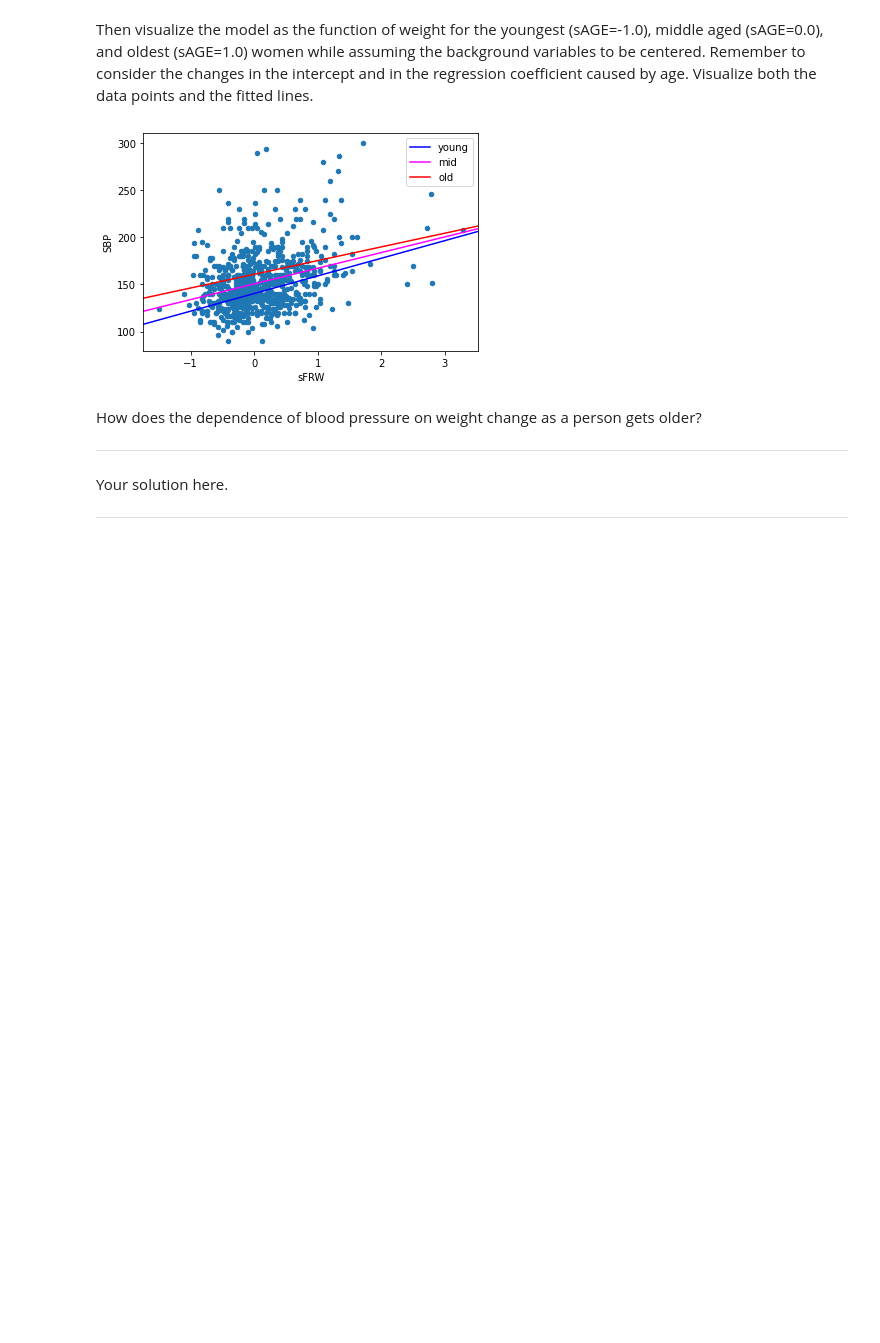
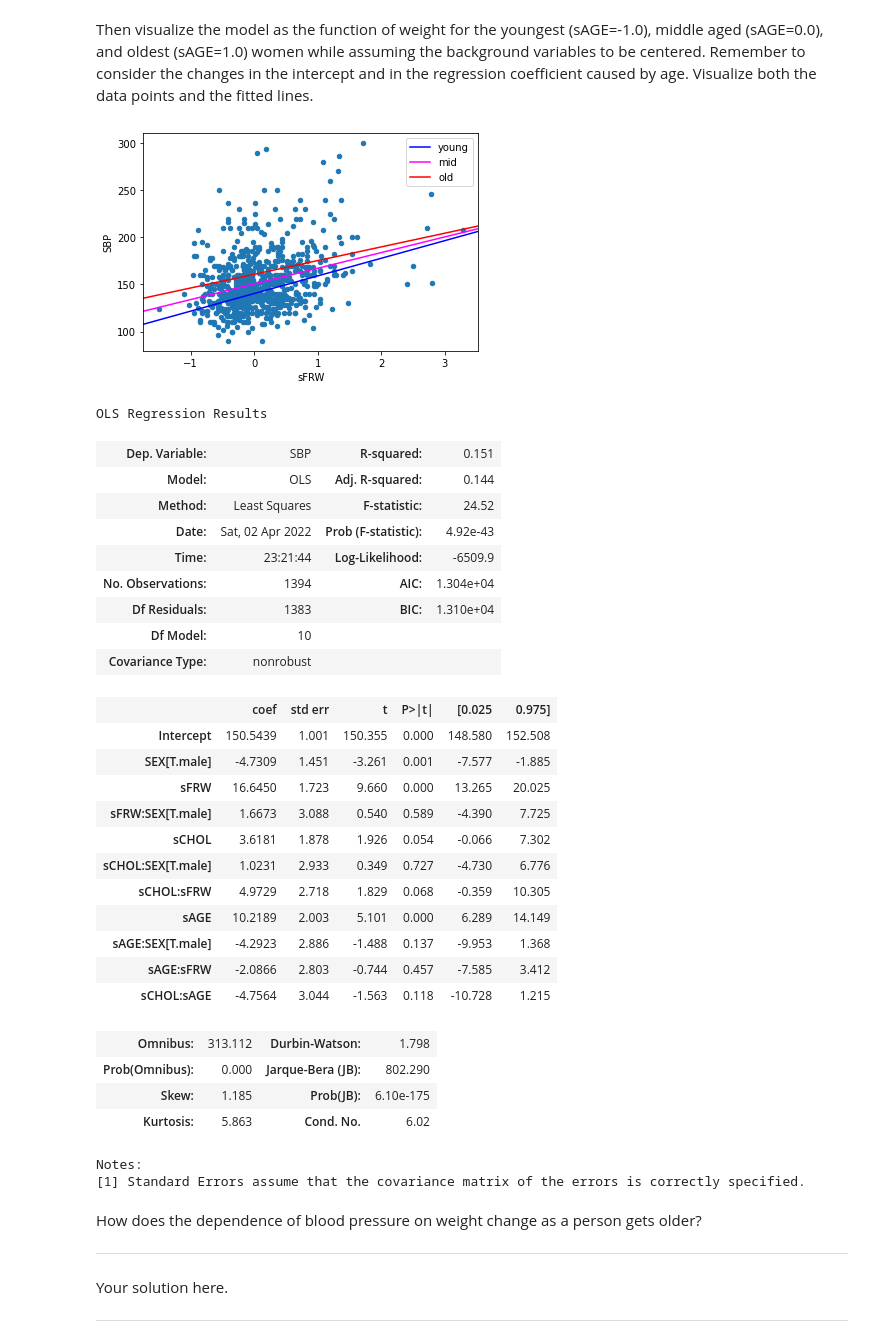
Before and after one commit to ngoubou/data_analysis_python_helsinki, a Jupyter notebook: week7_project/1_project_notebook_regression_analysis.ipynb, the cells around one changed output. Drawn from its saved outputs; the diff is of its cells as text; code cells hidden in the pictures; blank space fills up the shorter version.

```diff
--- a/week7_project/1_project_notebook_regression_analysis.ipynb
+++ b/week7_project/1_project_notebook_regression_analysis.ipynb
@@ -151,6 +151,37 @@ ax=plt.gca(), color="red", label="old")
 plt.legend();
 # %% [output]
 [figure]
+# %%
+fit3.summary()
+# %% [output]
+OLS Regression Results
+| Dep. Variable: | SBP | R-squared: | 0.151 |
+| Model: | OLS | Adj. R-squared: | 0.144 |
+| Method: | Least Squares | F-statistic: | 24.52 |
+| Date: | Sat, 02 Apr 2022 | Prob (F-statistic): | 4.92e-43 |
+| Time: | 23:21:44 | Log-Likelihood: | -6509.9 |
+| No. Observations: | 1394 | AIC: | 1.304e+04 |
+| Df Residuals: | 1383 | BIC: | 1.310e+04 |
+| Df Model: | 10 |  |  |
+| Covariance Type: | nonrobust |  |  |
+|  | coef | std err | t | P>|t| | [0.025 | 0.975] |
+| Intercept | 150.5439 | 1.001 | 150.355 | 0.000 | 148.580 | 152.508 |
+| SEX[T.male] | -4.7309 | 1.451 | -3.261 | 0.001 | -7.577 | -1.885 |
+| sFRW | 16.6450 | 1.723 | 9.660 | 0.000 | 13.265 | 20.025 |
+| sFRW:SEX[T.male] | 1.6673 | 3.088 | 0.540 | 0.589 | -4.390 | 7.725 |
+| sCHOL | 3.6181 | 1.878 | 1.926 | 0.054 | -0.066 | 7.302 |
+| sCHOL:SEX[T.male] | 1.0231 | 2.933 | 0.349 | 0.727 | -4.730 | 6.776 |
+| sCHOL:sFRW | 4.9729 | 2.718 | 1.829 | 0.068 | -0.359 | 10.305 |
+| sAGE | 10.2189 | 2.003 | 5.101 | 0.000 | 6.289 | 14.149 |
+| sAGE:SEX[T.male] | -4.2923 | 2.886 | -1.488 | 0.137 | -9.953 | 1.368 |
+| sAGE:sFRW | -2.0866 | 2.803 | -0.744 | 0.457 | -7.585 | 3.412 |
+| sCHOL:sAGE | -4.7564 | 3.044 | -1.563 | 0.118 | -10.728 | 1.215 |
+| Omnibus: | 313.112 | Durbin-Watson: | 1.798 |
+| Prob(Omnibus): | 0.000 | Jarque-Bera (JB): | 802.290 |
+| Skew: | 1.185 | Prob(JB): | 6.10e-175 |
+| Kurtosis: | 5.863 | Cond. No. | 6.02 |
+Notes:
+[1] Standard Errors assume that the covariance matrix of the errors is correctly specified.
 # %% [markdown]
 How does the dependence of blood pressure on weight change as a person gets older?
 ***
```
